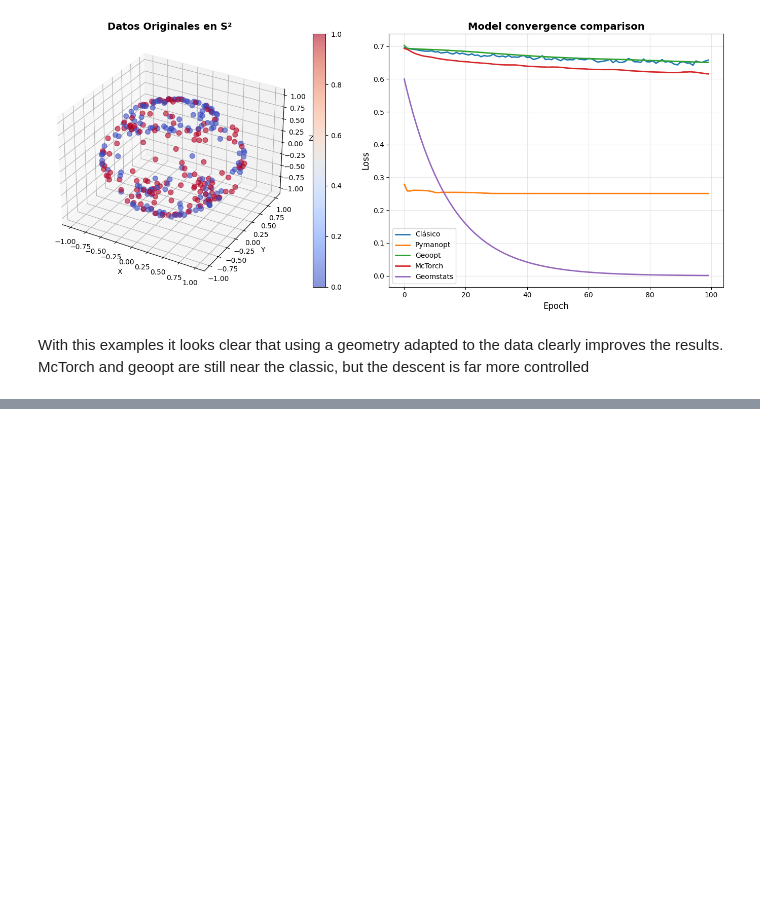
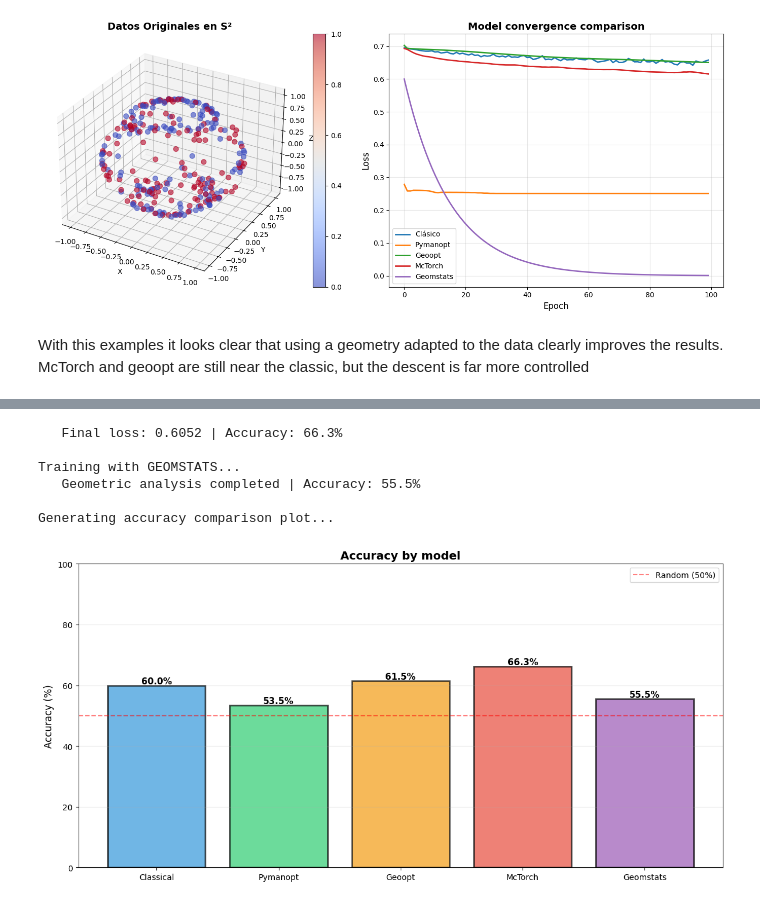
Before and after one commit to rdgzmanuel/riemannian_geometry, a Jupyter notebook: notebooks/toy_example.ipynb, the cells around one changed output, grey strips where cells are left out. Saved outputs shown, nothing was run; the diff lists cells and outputs as text; code cells hidden in the pictures; blank space fills up the shorter version.

```diff
--- a/notebooks/toy_example.ipynb
+++ b/notebooks/toy_example.ipynb
@@ -674,0 +750,73 @@ With this examples it looks clear that using a geometry adapted to the data clea
+# %%
+X, y = generate_sphere_data(n_samples=400)
+print(f"{len(X)} samples generated (highly non-linear pattern)\n")
+
+results = {}
+models = {}
+accuracies = {}
+
+# 1. Classical Model
+print("Training CLASSICAL model...")
+model_classical, losses_classical = train_classical(X, y, epochs=150)
+results['Classical'] = losses_classical
+models['Classical'] = model_classical
+acc_classical = compute_accuracy(model_classical, X, y, 'classical')
+accuracies['Classical'] = acc_classical
+print(f"   Final loss: {losses_classical[-1]:.4f} | Accuracy: {acc_classical:.1f}%\n")
+
+# 2. Pymanopt
+if PYMANOPT_AVAILABLE:
+    print("Training with PYMANOPT...")
+    try:
+        model_pymanopt, losses_pymanopt = train_pymanopt(X, y, epochs=150)
+        results['Pymanopt'] = losses_pymanopt
+        models['Pymanopt'] = model_pymanopt
+        acc_pymanopt = compute_accuracy(model_pymanopt, X, y, 'pymanopt')
+        accuracies['Pymanopt'] = acc_pymanopt
+        print(f"   Optimization completed | Accuracy: {acc_pymanopt:.1f}%\n")
+    except Exception as e:
+        print(f"   Error: {e}\n")
+
+# 3. Geoopt
+if GEOOPT_AVAILABLE:
+    print("Training with GEOOPT...")
+    try:
+        model_geoopt, losses_geoopt = train_geoopt(X, y, epochs=150)
+        results['Geoopt'] = losses_geoopt
+        models['Geoopt'] = model_geoopt
+        acc_geoopt = compute_accuracy(model_geoopt, X, y, 'geoopt')
+        accuracies['Geoopt'] = acc_geoopt
+        print(f"   Final loss: {losses_geoopt[-1]:.4f} | Accuracy: {acc_geoopt:.1f}%\n")
+    except Exception as e:
+        print(f"   Error: {e}\n")
+
+# 4. McTorch
+if MCTORCH_AVAILABLE:
+    print("Training with MCTORCH...")
+    try:
+        model_mctorch, losses_mctorch = train_mctorch(X, y, epochs=150)
+        results['McTorch'] = losses_mctorch
+        models['McTorch'] = model_mctorch
+        acc_mctorch = compute_accuracy(model_mctorch, X, y, 'mctorch')
+        accuracies['McTorch'] = acc_mctorch
+        print(f"   Final loss: {losses_mctorch[-1]:.4f} | Accuracy: {acc_mctorch:.1f}%\n")
+    except Exception as e:
+        print(f"   Error: {e}\n")
+
+# 5. Geomstats
+if GEOMSTATS_AVAILABLE:
+    print("Training with GEOMSTATS...")
+    try:
+        model_geomstats, losses_geomstats = train_geomstats(X, y, epochs=150)
+        results['Geomstats'] = losses_geomstats
+        models['Geomstats'] = model_geomstats
+        acc_geomstats = compute_accuracy(model_geomstats, X, y, 'geomstats')
+        accuracies['Geomstats'] = acc_geomstats
+        print(f"   Geometric analysis completed | Accuracy: {acc_geomstats:.1f}%\n")
+    except Exception as e:
+        print(f"   Error: {e}\n")
+
+# Visualization
+print("Generating accuracy comparison plot...")
+plot_accuracy_comparison(accuracies)
+# %% [output]
@@ -674,0 +842,7 @@ With this examples it looks clear that using a geometry adapted to the data clea
+   Final loss: 0.6052 | Accuracy: 66.3%
+
+Training with GEOMSTATS...
+   Geometric analysis completed | Accuracy: 55.5%
+
+Generating accuracy comparison plot...
+[figure, added]
```
Also changed, not shown: parts of 6 cells of this notebook, 1 other file.
